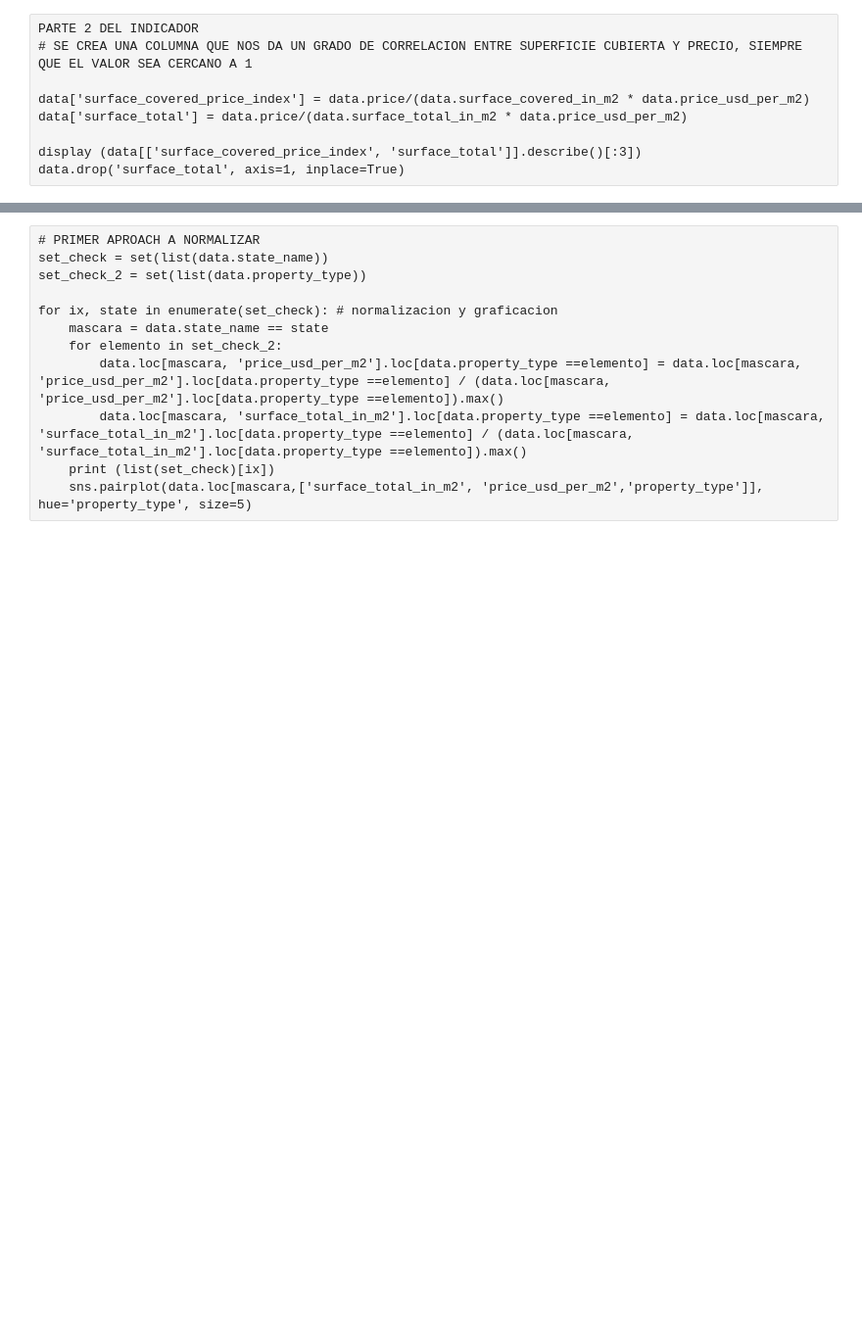
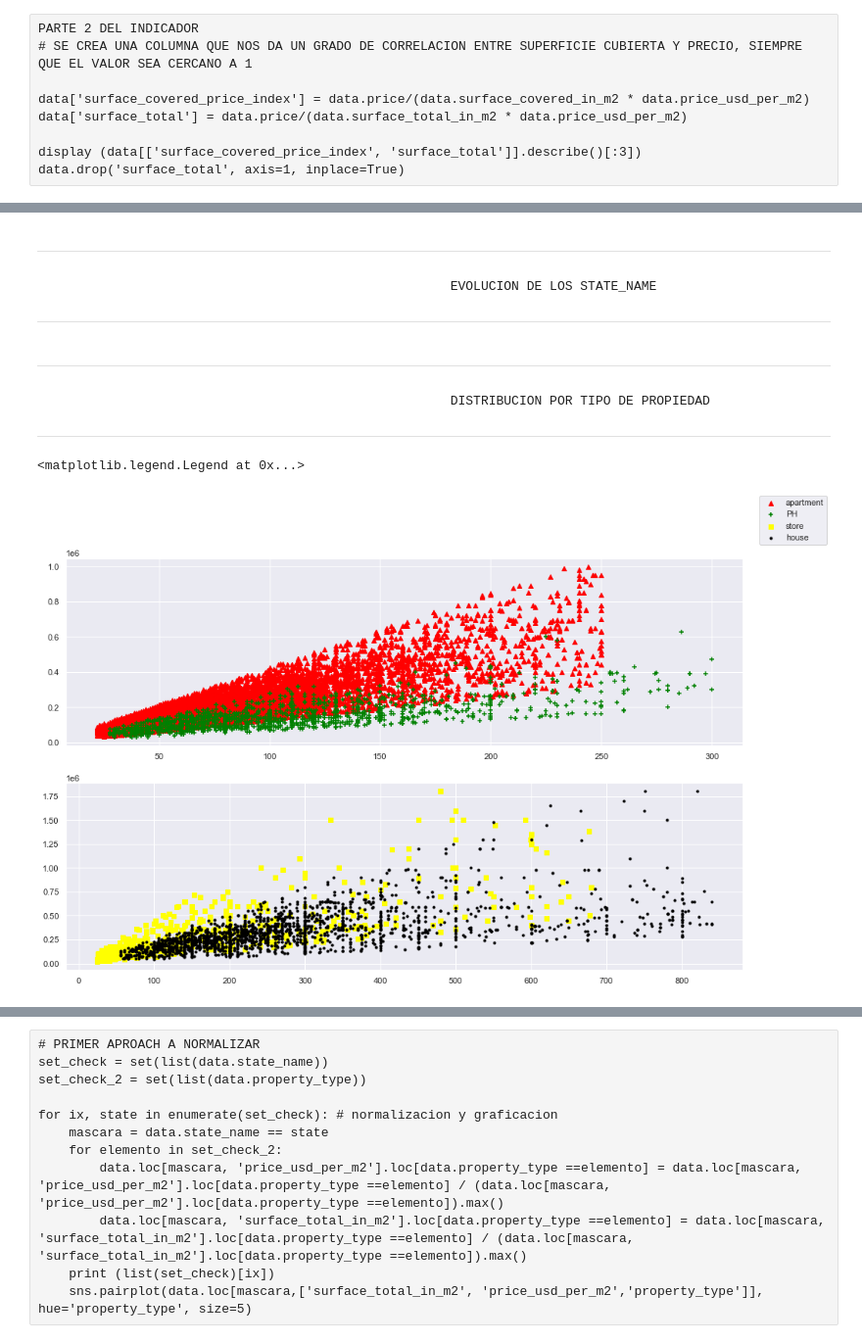
Before and after one commit to grupo4dhds/grupo4_git, a Jupyter notebook: workshop2_G4_main.ipynb, the cells around one changed output, grey strips where cells are left out. Shown at 98% size. Cells and saved outputs as stored; diff of their text form; code cells hidden in the pictures; blank space fills up the shorter version.

```diff
--- a/workshop2_G4_main.ipynb
+++ b/workshop2_G4_main.ipynb
@@ -791,0 +808,36 @@ sns.pairplot(data.loc[data.property_type == 'house',['surface_total_in_m2', 'pri
+# %% [markdown]
+-------------------------------
+                                                        EVOLUCION DE LOS STATE_NAME
+-----------------------
+# %% [markdown]
+-------------
+                                                        DISTRIBUCION POR TIPO DE PROPIEDAD
+--------------------------
+# %%
+mask_1 = data.property_type == 'apartment'
+mask_2 = data.property_type == 'PH'
+mask_3 = data.property_type == 'house'
+sns.set()
+mask_4 = data.property_type == 'store'
+
+
+
+
+fig, ax = plt.subplots(nrows=2, ncols=1, figsize=(16,10))
+
+#fig = plt.figure(figsize=(16,8))
+#ax = plt.axes()
+#plt.scatter(data.loc[mask_1 | mask_2].surface_total_in_m2, data.loc[mask_1 | mask_2].price, marker='+')
+
+ax[0].scatter(data.loc[mask_1].surface_total_in_m2, data.loc[mask_1].price, marker='^', color='red', label='apartment')
+ax[0].scatter(data.loc[mask_2].surface_total_in_m2, data.loc[mask_2].price, marker='+', color='green', label='PH')
+ax[1].scatter(data.loc[mask_4].surface_total_in_m2, data.loc[mask_4].price, marker='s', color='yellow', label='store')
+ax[1].scatter(data.loc[mask_3].surface_total_in_m2, data.loc[mask_3].price, marker='.', color='black', label='house')
+
+
+fig.legend()
+#ax.set_xlim(0, 200)
+#ax.set_ylim(0, 600000)
+# %% [output]
+<matplotlib.legend.Legend at 0x...>
+[figure, added]
```
Also changed, not shown: parts of 21 cells of this notebook.
